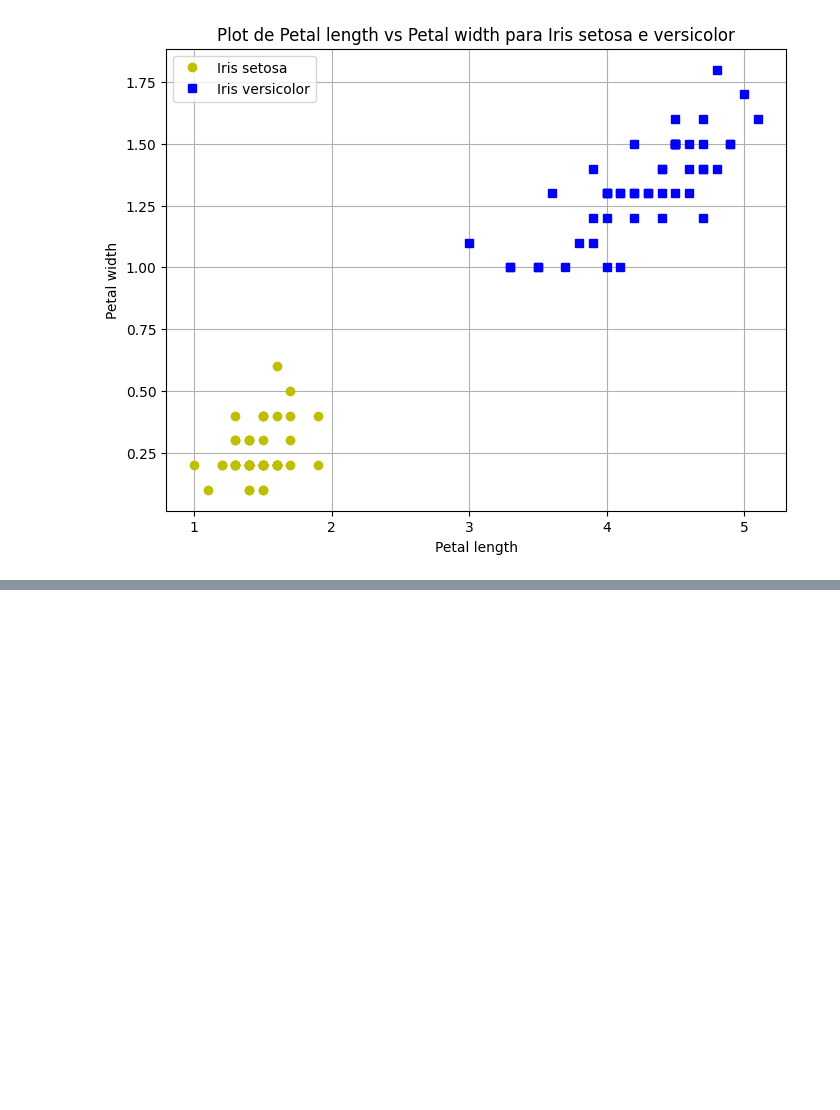
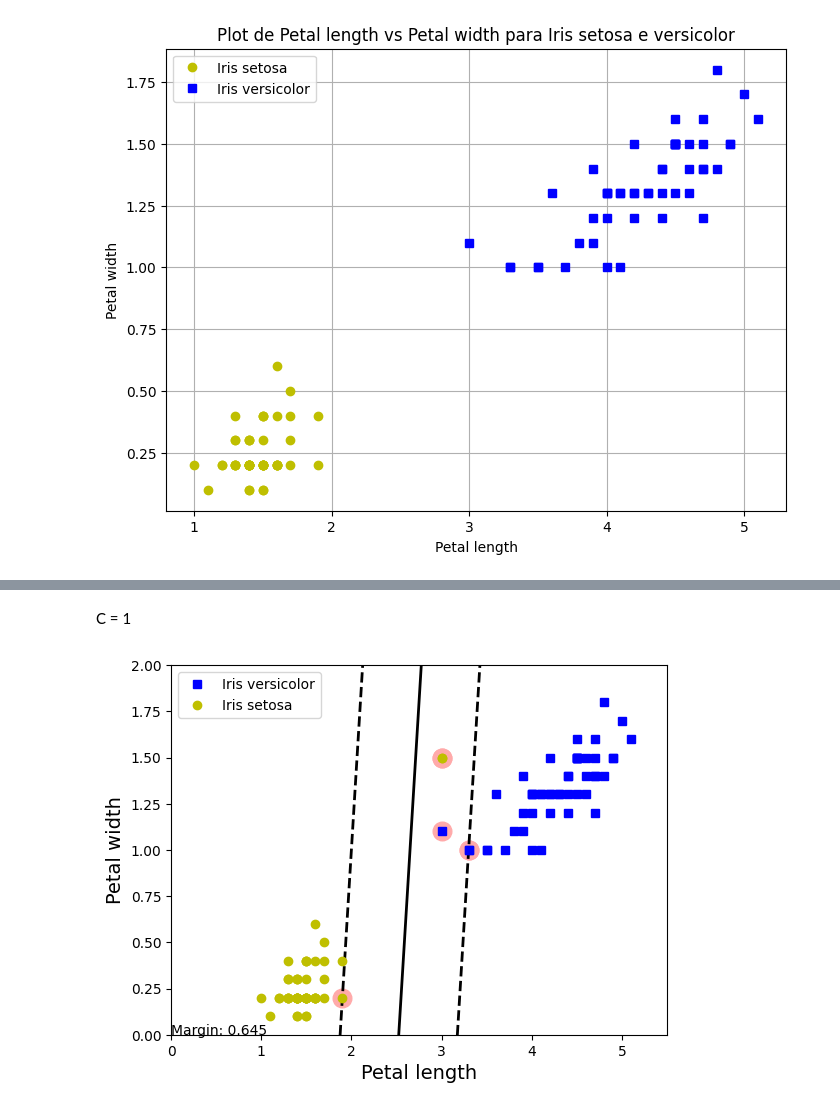
Before and after one commit to kiq-caique/inteligencia_artificial_UFV, a Jupyter notebook: Machine_Learn_Atividade_2.ipynb, the cells around one changed output, grey strips where cells are left out. Cells and saved outputs as stored; diff of their text form; code cells hidden in the pictures; blank space fills up the shorter version.

```diff
--- a/Machine_Learn_Atividade_2.ipynb
+++ b/Machine_Learn_Atividade_2.ipynb
@@ -99,0 +139,18 @@ plt.show()
+# %% [markdown]
+C = 1
+# %%
+svm_clf = SVC(kernel = 'linear', C=1)
+svm_clf.fit(X,y)
+
+plot_svc_decision_boundary(svm_clf, 0, 5.5)
+plt.plot(X[:, 0][y==1], X[:, 1][y==1], "bs", label="Iris versicolor")
+plt.plot(X[:, 0][y==0], X[:, 1][y==0], "yo", label="Iris setosa")
+plt.xlabel("Petal length", fontsize=14)
+plt.ylabel("Petal width", fontsize=14)
+plt.legend(loc="upper left", fontsize=10)
+plt.axis([0, 5.5, 0, 2])
+
+
+plt.show()
+# %% [output]
+[figure, added]
```
Also changed, not shown: parts of 18 cells of this notebook.
